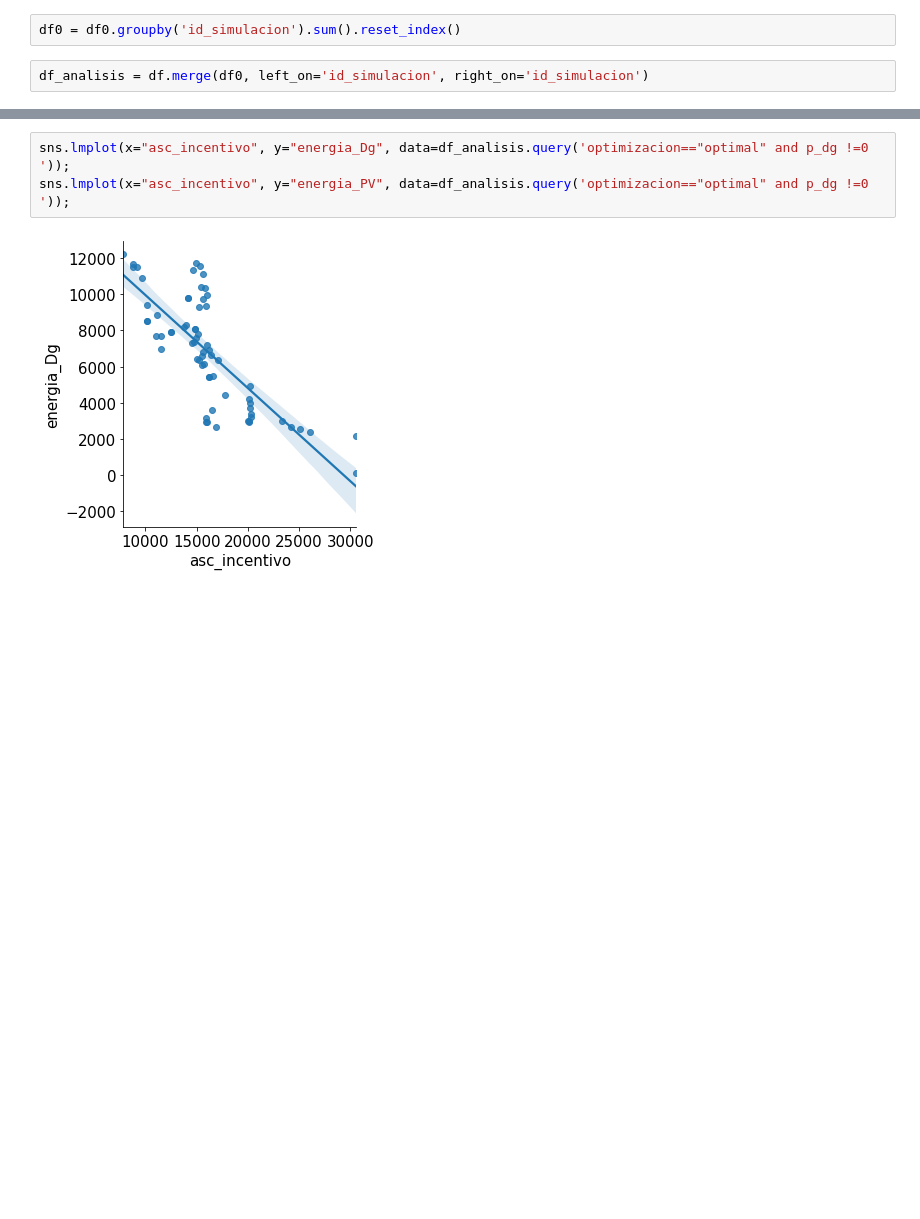
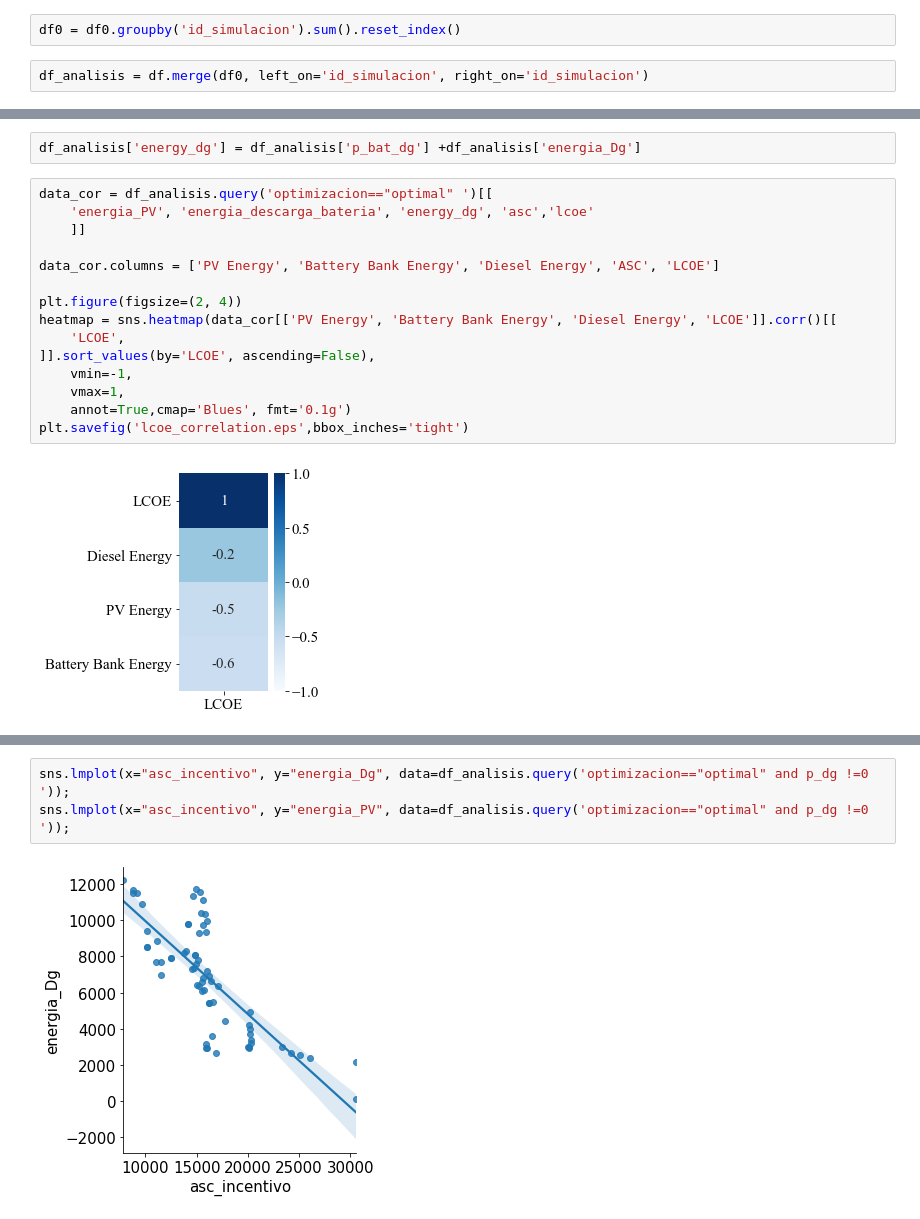
Before and after one commit to WRopero/dimensionamiento_microrred, a Jupyter notebook: preguntas_investigacion.ipynb, the cells around one changed output, grey strips where cells are left out. Saved outputs shown, nothing was run; the diff lists cells and outputs as text; blank space fills up the shorter version.

```diff
--- a/preguntas_investigacion.ipynb
+++ b/preguntas_investigacion.ipynb
@@ -89,0 +102,19 @@ Index(['id_simulacion', 'n_pv', 'n_dg', 'p_dg', 'min_dg', 'efi_dg', 'lpsp',
+# %%
+df_analisis['energy_dg'] = df_analisis['p_bat_dg'] +df_analisis['energia_Dg']
+# %%
+data_cor = df_analisis.query('optimizacion=="optimal" ')[[
+    'energia_PV', 'energia_descarga_bateria', 'energy_dg', 'asc','lcoe'
+    ]]
+
+data_cor.columns = ['PV Energy', 'Battery Bank Energy', 'Diesel Energy', 'ASC', 'LCOE']
+
+plt.figure(figsize=(2, 4))
+heatmap = sns.heatmap(data_cor[['PV Energy', 'Battery Bank Energy', 'Diesel Energy', 'LCOE']].corr()[[
+    'LCOE',
+]].sort_values(by='LCOE', ascending=False),
+    vmin=-1,
+    vmax=1,
+    annot=True,cmap='Blues', fmt='0.1g')
+plt.savefig('lcoe_correlation.eps',bbox_inches='tight')
+# %% [output]
+[figure, added]
```
Also changed, not shown: parts of 11 cells of this notebook, 6 other files.
